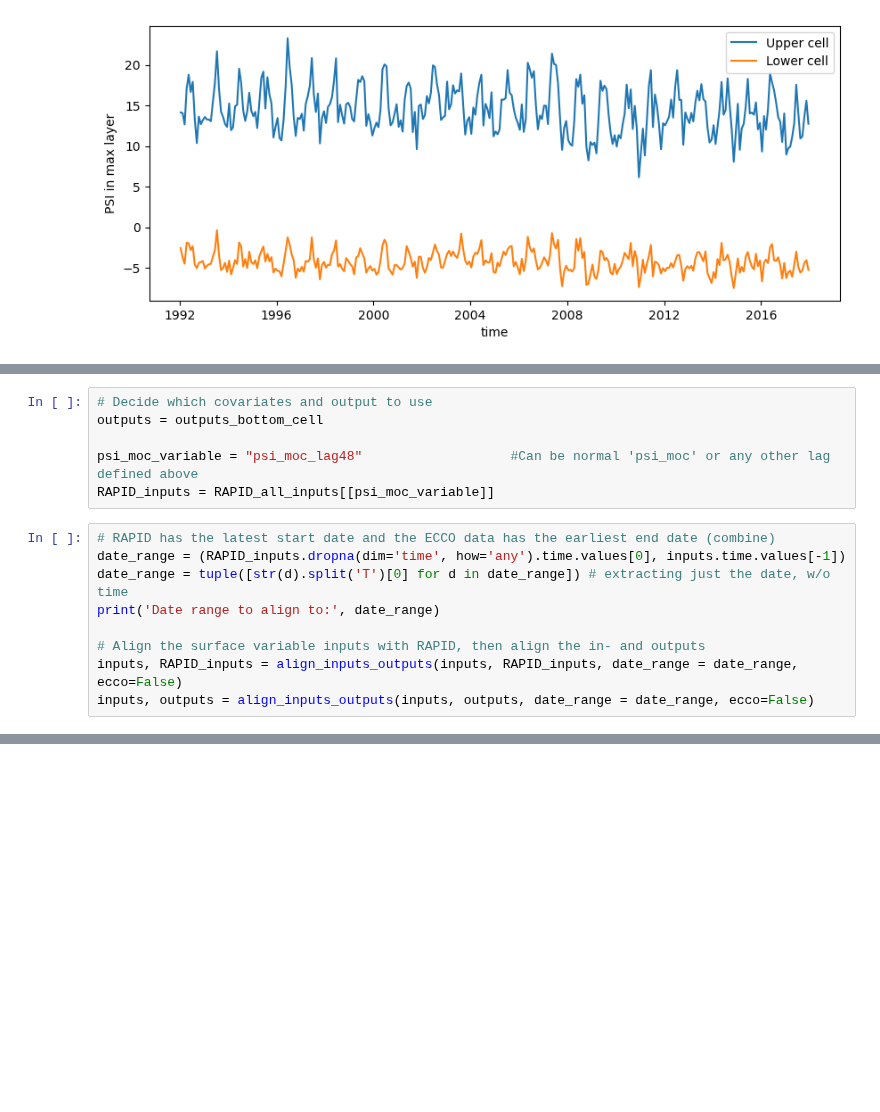
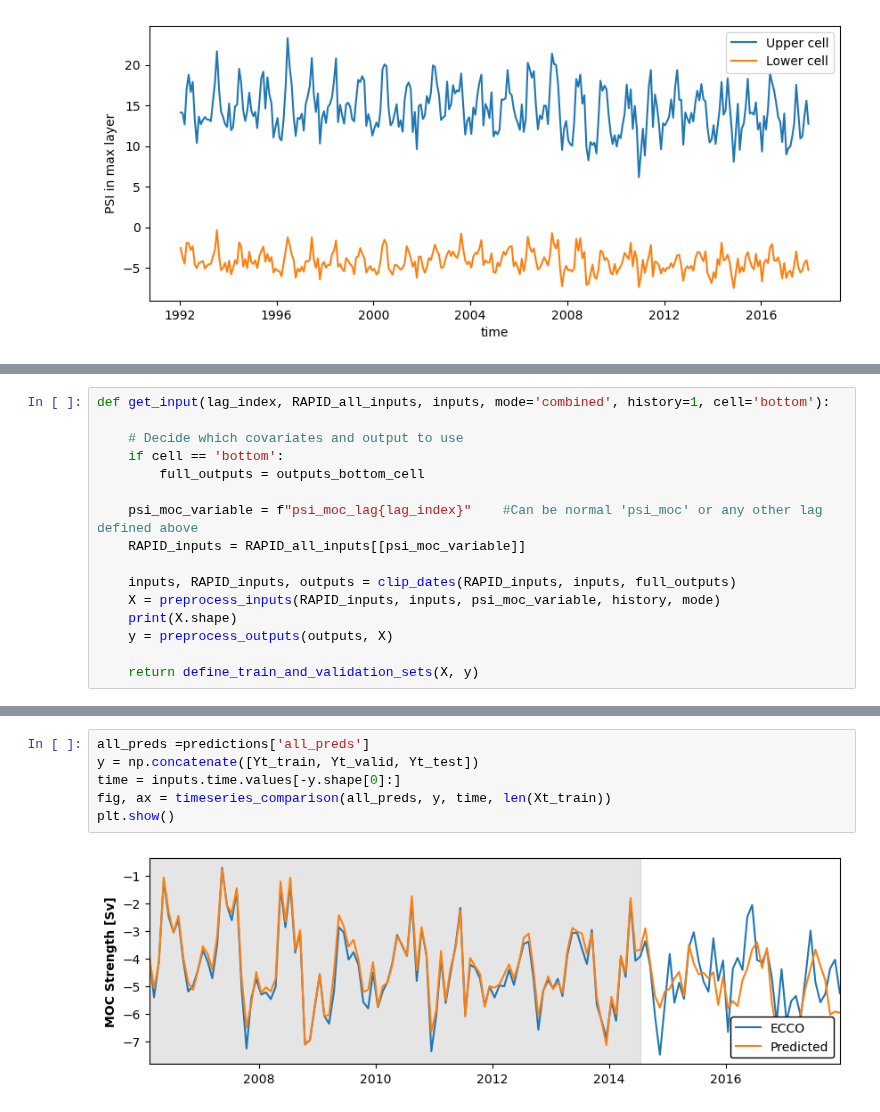
Before and after one commit to ai4er-cdt/OTP, a Jupyter notebook: notebooks/RAPID_transfer_neural_network.ipynb, the cells around one changed output, grey strips where cells are left out. Saved outputs shown, nothing was run; the diff lists cells and outputs as text; blank space fills up the shorter version.

```diff
--- a/notebooks/RAPID_transfer_neural_network.ipynb
+++ b/notebooks/RAPID_transfer_neural_network.ipynb
@@ -140,15 +252,16 @@ plt.legend()
 # %%
-# Decide which covariates and output to use
-outputs = outputs_bottom_cell
+def get_input(lag_index, RAPID_all_inputs, inputs, mode='combined', history=1, cell='bottom'):
 
-psi_moc_variable = "psi_moc_lag48"                   #Can be normal 'psi_moc' or any other lag defined above
-RAPID_inputs = RAPID_all_inputs[[psi_moc_variable]]
+    # Decide which covariates and output to use
+    if cell == 'bottom':
+        full_outputs = outputs_bottom_cell
+
+    psi_moc_variable = f"psi_moc_lag{lag_index}"    #Can be normal 'psi_moc' or any other lag defined above
+    RAPID_inputs = RAPID_all_inputs[[psi_moc_variable]]
+
+    inputs, RAPID_inputs, outputs = clip_dates(RAPID_inputs, inputs, full_outputs)
+    X = preprocess_inputs(RAPID_inputs, inputs, psi_moc_variable, history, mode)
+    print(X.shape)
+    y = preprocess_outputs(outputs, X)
+
+    return define_train_and_validation_sets(X, y)
-# %%
-# RAPID has the latest start date and the ECCO data has the earliest end date (combine)
-date_range = (RAPID_inputs.dropna(dim='time', how='any').time.values[0], inputs.time.values[-1])
-date_range = tuple([str(d).split('T')[0] for d in date_range]) # extracting just the date, w/o time
-print('Date range to align to:', date_range)
-
-# Align the surface variable inputs with RAPID, then align the in- and outputs
-inputs, RAPID_inputs = align_inputs_outputs(inputs, RAPID_inputs, date_range = date_range, ecco=False)
-inputs, outputs = align_inputs_outputs(inputs, outputs, date_range = date_range, ecco=False)
@@ -354,0 +355,8 @@ predictions_df = pd.DataFrame(predictions_models)
+# %%
+all_preds =predictions['all_preds']
+y = np.concatenate([Yt_train, Yt_valid, Yt_test])
+time = inputs.time.values[-y.shape[0]:]
+fig, ax = timeseries_comparison(all_preds, y, time, len(Xt_train))
+plt.show()
+# %% [output]
+[figure, added]
```
Also changed, not shown: parts of 29 cells of this notebook, 1 other file.
